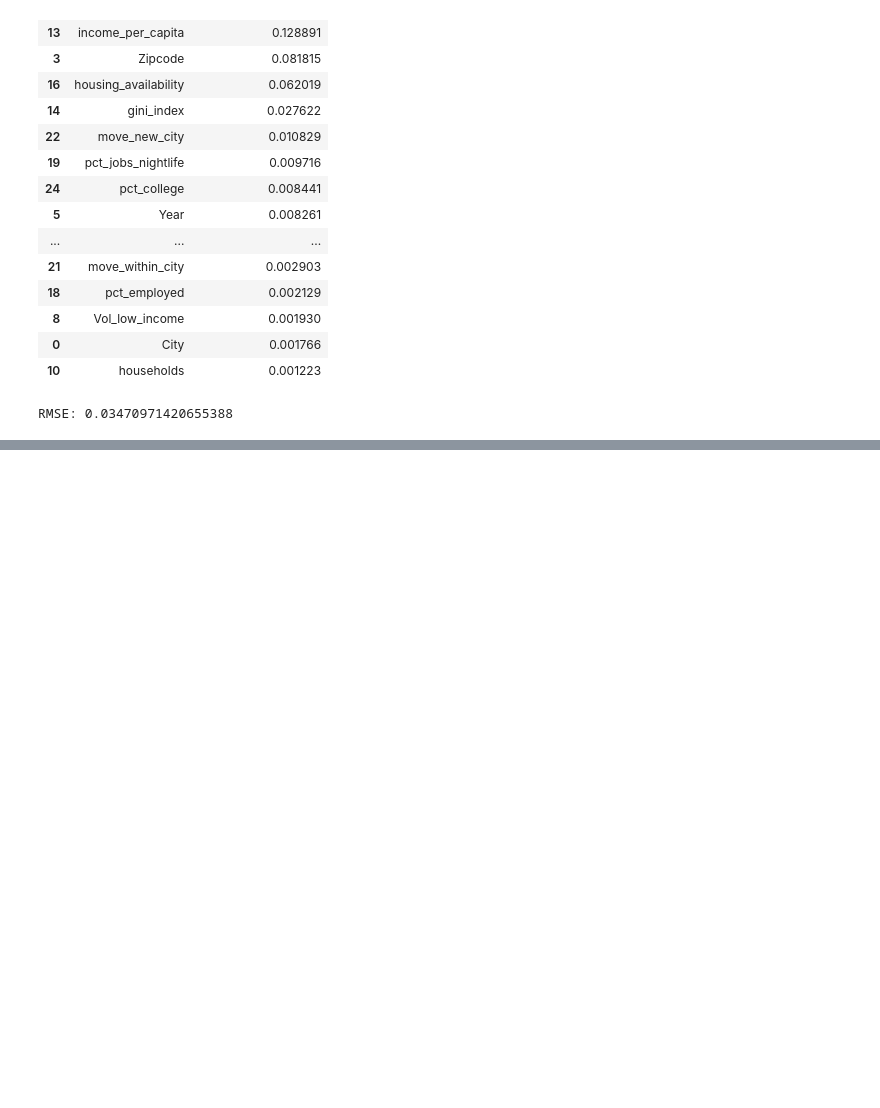
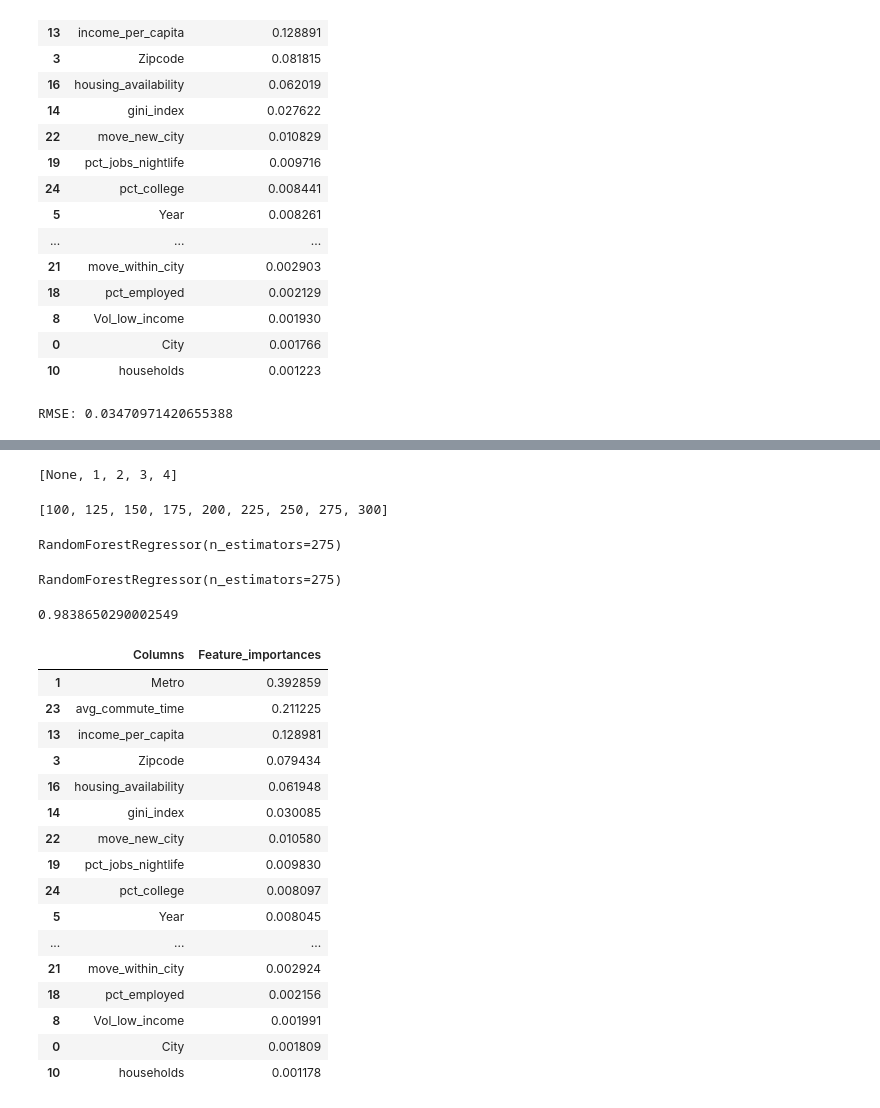
Before and after one commit to EugeniaDickson/zillow_rent_index, a Jupyter notebook: DouglasPizac/rent_model.ipynb, the cells around one changed output, grey strips where cells are left out. Saved outputs shown, nothing was run; the diff lists cells and outputs as text; code cells hidden in the pictures; blank space fills up the shorter version.

Commit message:
Optimized random forest with GridSearch

```diff
--- a/DouglasPizac/rent_model.ipynb
+++ b/DouglasPizac/rent_model.ipynb
@@ -251,0 +259,4 @@ RMSE: 0.03470971420655388
+# %%
+grid = GridSearchCV(RandomForestRegressor(),param_grid = param_grid)
+# %%
+grid.fit(Xtrain,ytrain)
@@ -251,0 +274,42 @@ RMSE: 0.03470971420655388
+# %%
+max_depth
+# %% [output]
+[None, 1, 2, 3, 4]
+# %%
+list(map(int,np.linspace(100,300,9)))
+# %% [output]
+[100, 125, 150, 175, 200, 225, 250, 275, 300]
+# %%
+rfc.set_params(**grid.best_params_)
+# %% [output]
+RandomForestRegressor(n_estimators=275)
+# %%
+rfc.fit(Xtrain,ytrain)
+# %% [output]
+RandomForestRegressor(n_estimators=275)
+# %%
+rfc.score(Xtest,ytest)
+# %% [output]
+0.9838650290002549
+# %%
+rfc_imp = pd.DataFrame({'Columns':X.columns,'Feature_importances':rfc.feature_importances_})
+
+rfc_imp.sort_values(by = 'Feature_importances',ascending = False)
+# %% [output]
+|  | Columns | Feature_importances |
+| 1 | Metro | 0.392859 |
+| 23 | avg_commute_time | 0.211225 |
+| 13 | income_per_capita | 0.128981 |
+| 3 | Zipcode | 0.079434 |
+| 16 | housing_availability | 0.061948 |
+| 14 | gini_index | 0.030085 |
+| 22 | move_new_city | 0.010580 |
+| 19 | pct_jobs_nightlife | 0.009830 |
+| 24 | pct_college | 0.008097 |
+| 5 | Year | 0.008045 |
+| ... | ... | ... |
+| 21 | move_within_city | 0.002924 |
+| 18 | pct_employed | 0.002156 |
+| 8 | Vol_low_income | 0.001991 |
+| 0 | City | 0.001809 |
+| 10 | households | 0.001178 |
```
Also changed, not shown: parts of 4 cells of this notebook.
